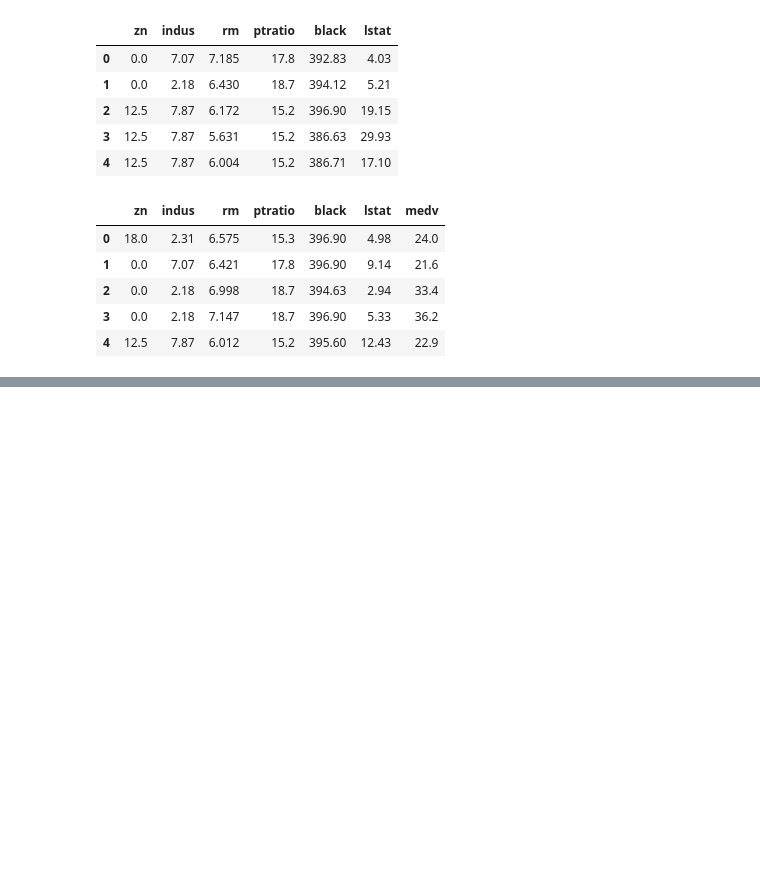
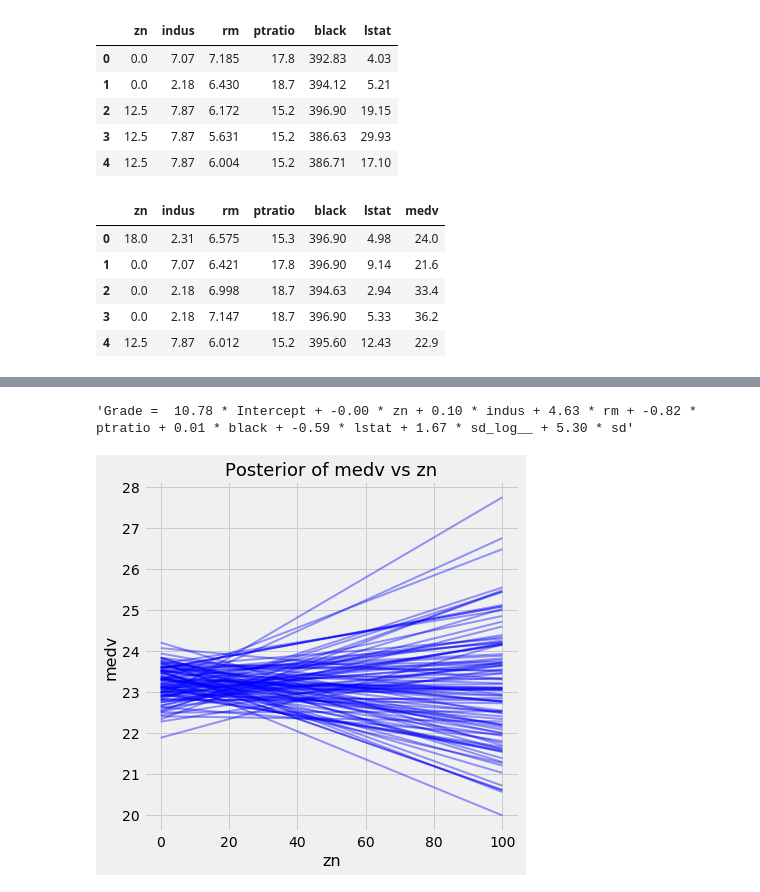
Before and after one commit to Debarsho/Bayesian-Machine-Learning, a Jupyter notebook: PML_BayesianLR.ipynb, the cells around one changed output, grey strips where cells are left out. Cells and saved outputs as stored; diff of their text form; code cells hidden in the pictures; blank space fills up the shorter version.

```diff
--- a/PML_BayesianLR.ipynb
+++ b/PML_BayesianLR.ipynb
@@ -216,0 +262,53 @@ plt.show()
+# %%
+# Linear Formula from Bayesian Inference using Mean of Parameters
+model_formula = 'Grade = '
+for variable in normal_trace.varnames:
+    model_formula += ' %0.2f * %s +' % (np.mean(normal_trace[variable]), variable)
+
+' '.join(model_formula.split(' ')[:-1])
+# %% [output]
+'Grade =  10.78 * Intercept + -0.00 * zn + 0.10 * indus + 4.63 * rm + -0.82 * ptratio + 0.01 * black + -0.59 * lstat + 1.67 * sd_log__ + 5.30 * sd'
+# %%
+# Examines the effect of changing a single variable
+# Takes in the name of the variable, the trace, and the data
+def model_effect(query_var, trace, X):
+
+    # Variables that do not change
+    steady_vars = list(X.columns)
+    steady_vars.remove(query_var)
+
+    # Linear Model that estimates a grade based on the value of the query variable
+    # and one sample from the trace
+    def lm(value, sample):
+
+        # Prediction is the estimate given a value of the query variable
+        prediction = sample['Intercept'] + sample[query_var] * value
+
+        # Each non-query variable is assumed to be at the median value
+        for var in steady_vars:
+
+            # Multiply the weight by the median value of the variable
+            prediction += sample[var] * X[var].median()
+
+        return prediction
+
+    figsize(6, 6)
+
+    # Find the minimum and maximum values for the range of the query var
+    var_min = X[query_var].min()
+    var_max = X[query_var].max()
+
+    # Plot the estimated grade versus the range of query variable
+    pm.plot_posterior_predictive_glm(trace, eval=np.linspace(var_min, var_max, 100),
+                                     lm=lm, samples=100, color='blue',
+                                     alpha = 0.4, lw = 2)
+
+    # Plot formatting
+    plt.xlabel('%s' % query_var, size = 16)
+    plt.ylabel('medv', size = 16)
+    plt.title("Posterior of medv vs %s" % query_var, size = 18)
+    plt.show()
+# %%
+model_effect('zn', normal_trace, xtrain.drop(columns='medv'))
+# %% [output]
+[figure, added]
```
Also changed, not shown: parts of 13 cells of this notebook.
